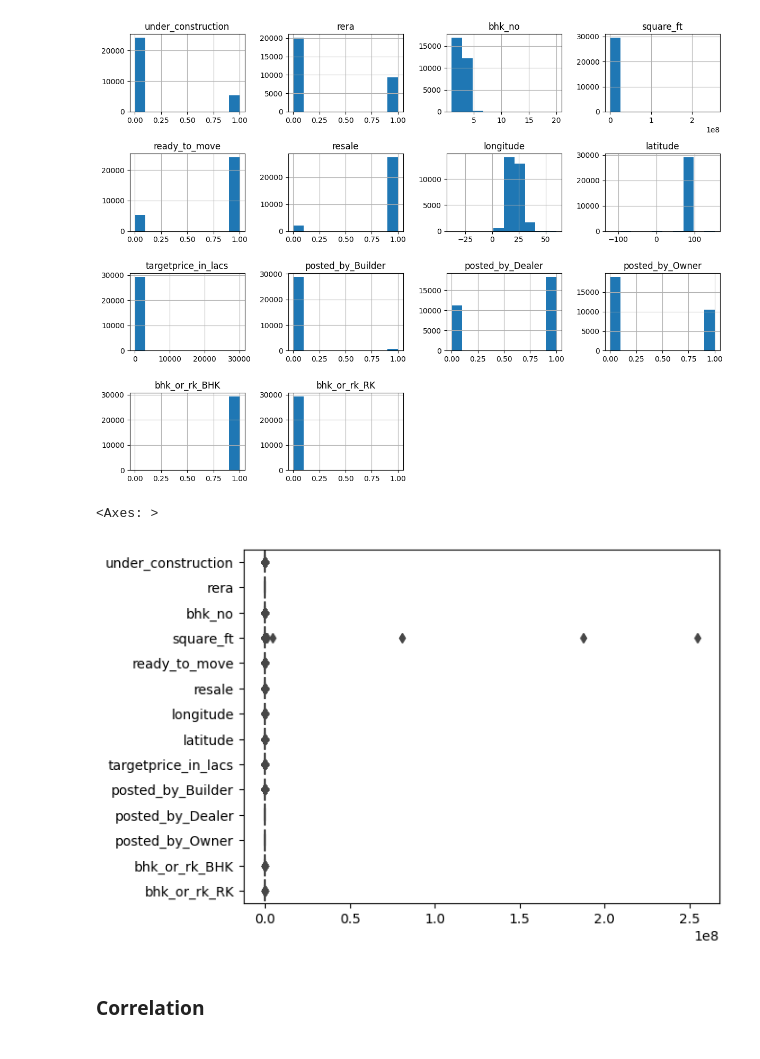
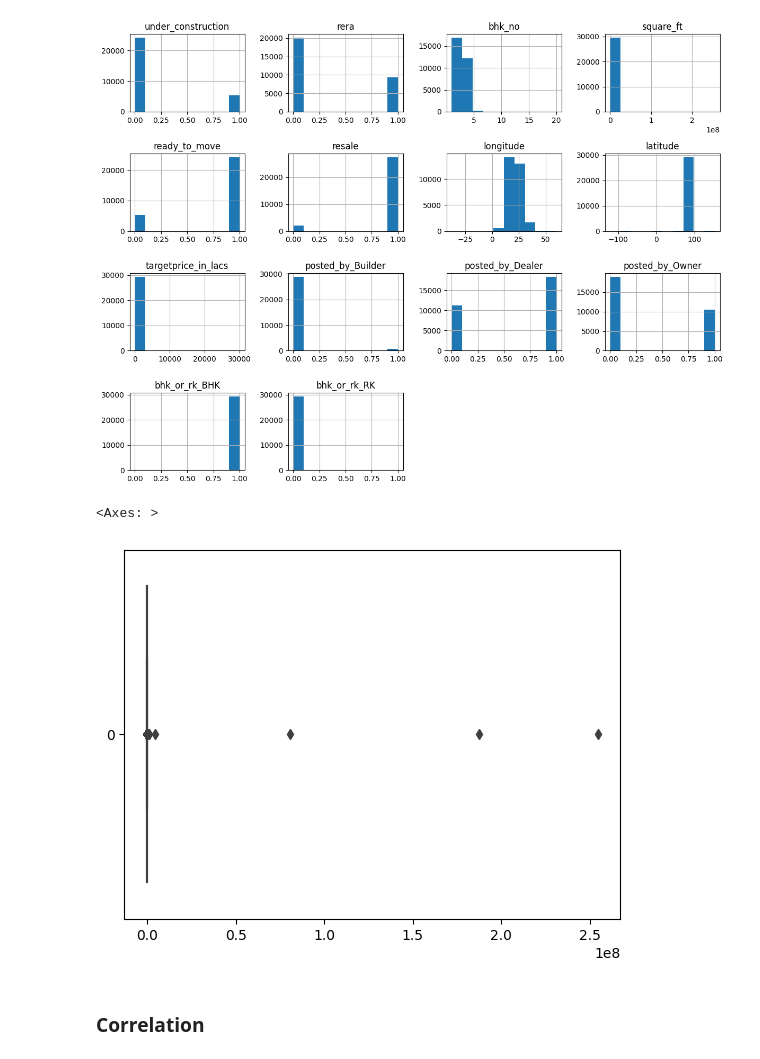
Before and after one commit to luiscberrocal/hacktoberfest-2023, a Jupyter notebook: kaggle/India House Pricing.ipynb, the cells around one changed output. Saved outputs shown, nothing was run; the diff lists cells and outputs as text; code cells hidden in the pictures.

Commit message:
Histograms

```diff
--- a/kaggle/India House Pricing.ipynb
+++ b/kaggle/India House Pricing.ipynb
@@ -112,10 +112,10 @@ plt.show()
 # %% [output]
 [figure]
 # %%
-sns.boxplot(data=df, orient='h')
+sns.boxplot(data=df['square_ft'], orient='h')
 # %% [output]
 <Axes: >
-[figure, old version]
+[figure, new version]
 # %% [markdown]
 ### Correlation
 # %%
```
Also changed, not shown: parts of 1 cell of this notebook, 3 other files.
